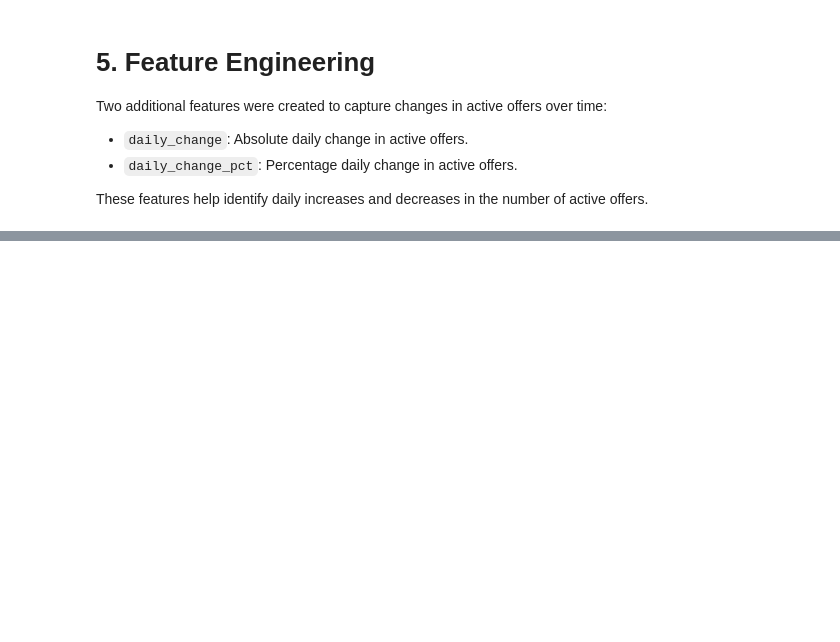
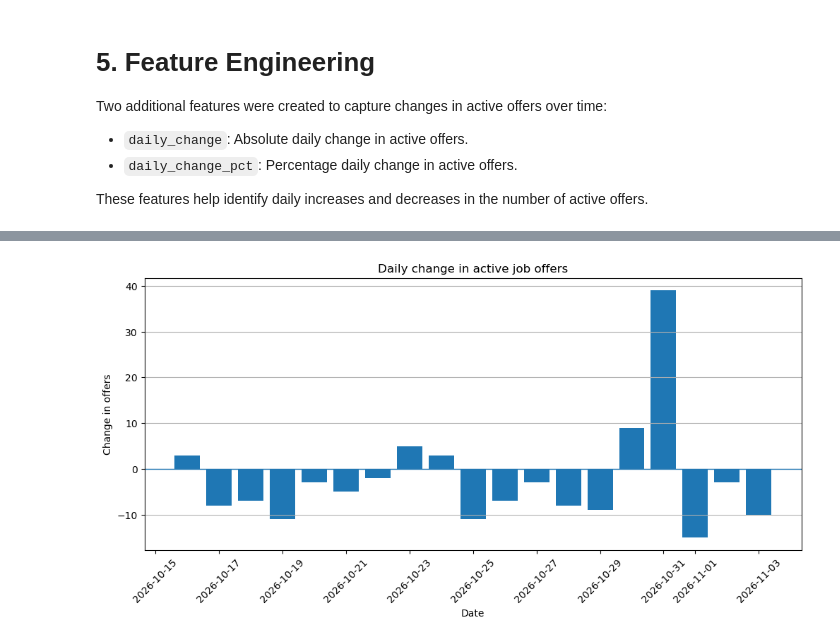
Before and after one commit to mkplwro/job-market-sql-pipeline, a Jupyter notebook: notebooks/01_forecasting_eda.ipynb.ipynb, the cells around one changed output, grey strips where cells are left out. Cells and saved outputs as stored; diff of their text form; code cells hidden in the pictures; blank space fills up the shorter version.

```diff
--- a/notebooks/01_forecasting_eda.ipynb.ipynb
+++ b/notebooks/01_forecasting_eda.ipynb.ipynb
@@ -201,0 +214,15 @@ plt.show()
+# %%
+df["daily_change"] = df["active_offers"].diff()
+
+plt.figure(figsize=(12, 5))
+plt.bar(df["snapshot_date"], df["daily_change"])
+
+plt.title("Daily change in active job offers")
+plt.xlabel("Date")
+plt.ylabel("Change in offers")
+plt.xticks(rotation=45)
+plt.axhline(0, linewidth=1)
+plt.grid(axis="y")
+plt.show()
+# %% [output]
+[figure, added]
```
Also changed, not shown: parts of 19 cells of this notebook.
